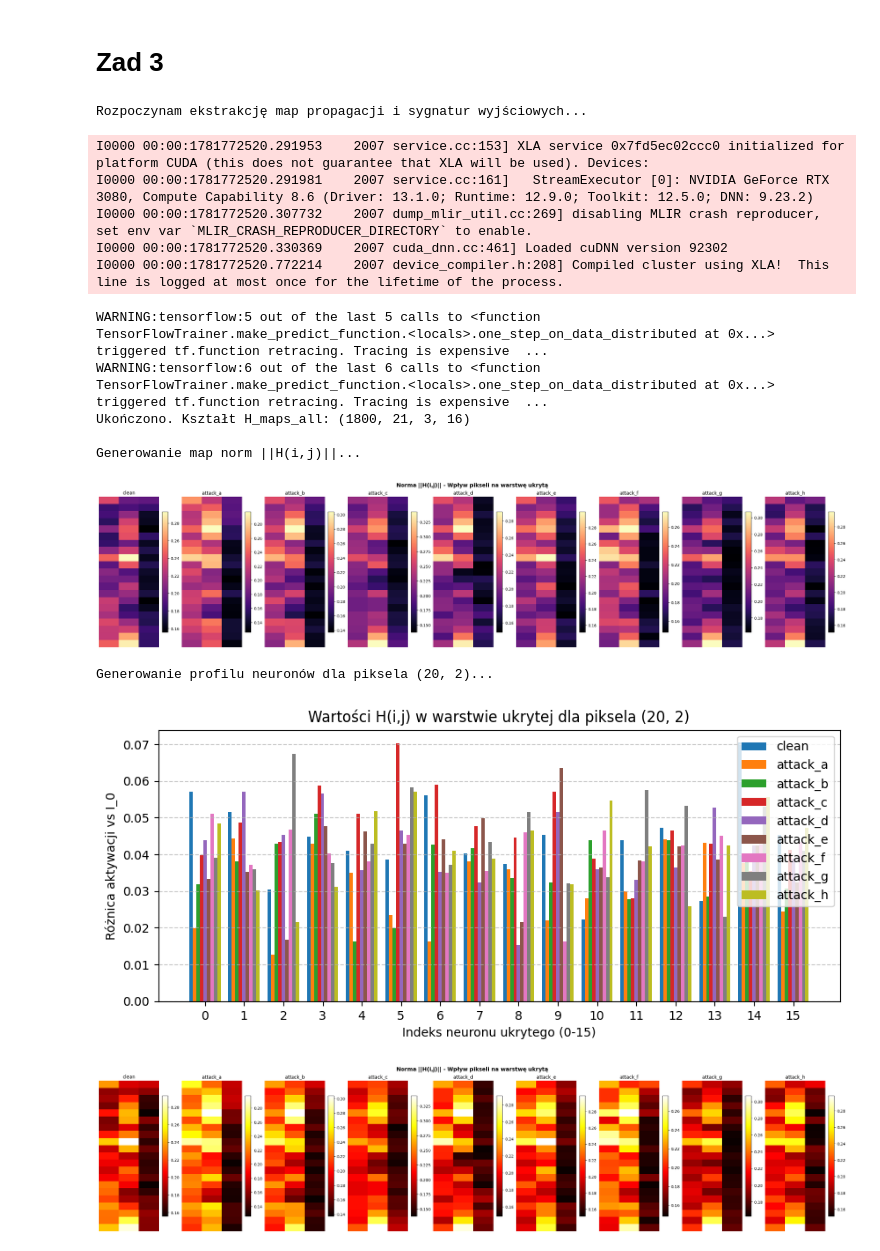
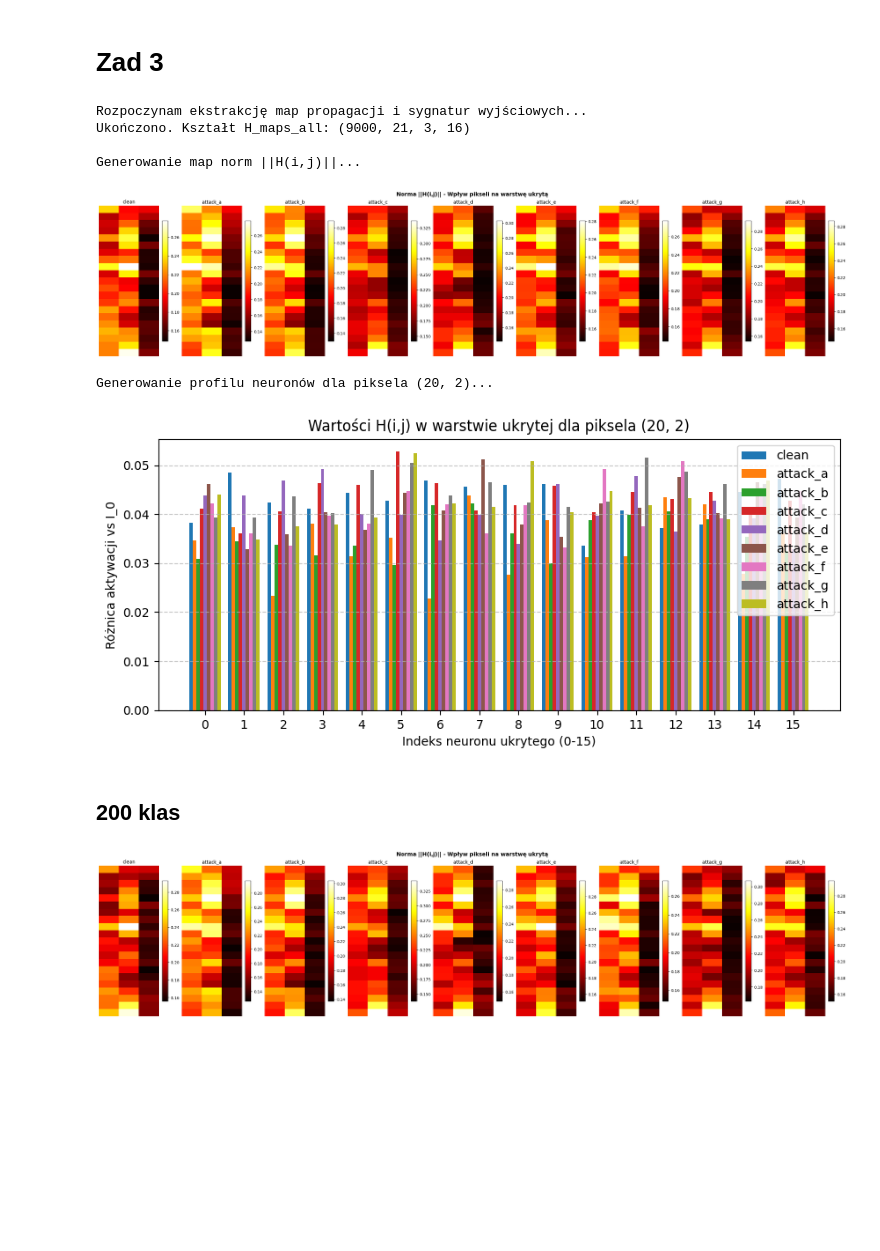
Before and after one commit to woycik/machine_learning, a Jupyter notebook: anomaly/models_verification.ipynb, the cells around one changed output. Saved outputs shown, nothing was run; the diff lists cells and outputs as text; code cells hidden in the pictures; blank space fills up the shorter version.

```diff
--- a/anomaly/models_verification.ipynb
+++ b/anomaly/models_verification.ipynb
@@ -202,7 +202,6 @@ import matplotlib.pyplot as plt
 # ==========================================
 # 1. Konfiguracja i Przygotowanie Batcha
 # ==========================================
-N_PER_CLASS = 200
 # Ensure ATTACK_NAMES and DATA_ROOT are defined before this script
 classes = ['clean'] + ATTACK_NAMES
 
@@ -242,7 +241,7 @@ print("Rozpoczynam ekstrakcję na GPU...")
 for cls in classes:
     label = 0 if cls == 'clean' else 1
     # Zwróć uwagę na format plików, jeśli load_model_from_path wczytuje '.h5' zmień '*.png'
-    files = sorted((DATA_ROOT / cls).glob('*.png'))[:N_PER_CLASS]
+    files = sorted((DATA_ROOT / cls).glob('*.png'))
 
     for i, path in enumerate(files):
         if i % 50 == 0:
@@ -508,7 +818,7 @@ print("Rozpoczynam ekstrakcję map propagacji i sygnatur wyjściowych...")
 
 for cls in classes:
     # Wczytywanie plików *.png zgodnie z Twoją metodą
-    files = sorted((DATA_ROOT / cls).glob('*.png'))[:N_PER_CLASS]
+    files = sorted((DATA_ROOT / cls).glob('*.png'))
 
     for p in files:
         # Przekazujemy ścieżkę pliku .png do funkcji ekstrakcyjnej
@@ -525,46 +835,41 @@ S_maps_all = np.array(S_maps_all) # Kształt: (Liczba_modeli, 21, 3, 10)
 
 print(f"Ukończono. Kształt H_maps_all: {H_maps_all.shape}")
 
 # ==========================================
 # 3. Agregacja (Obliczanie średniej per klasa)
 # ==========================================
 avg_H_per_cls = {}
 avg_S_per_cls = {}
 
 for cls in classes:
     mask = np.array([1 if path_info[0] == cls else 0 for path_info in paths_all], dtype=bool)
 
     if mask.any():
         avg_H_per_cls[cls] = H_maps_all[mask].mean(axis=0)
         avg_S_per_cls[cls] = S_maps_all[mask].mean(axis=0)
 
 # ==========================================
 # 4. Generowanie Wizualizacji
 # ==========================================
 print("\nGenerowanie map norm ||H(i,j)||...")
 plot_propagation_norms(avg_H_per_cls)
 
 # Zmień target_i oraz target_j na piksel, który wyraźnie aktywuje się na mapie norm dla modeli "brudnych"
 target_i, target_j = 20, 2
 
 print(f"\nGenerowanie profilu neuronów dla piksela ({target_i}, {target_j})...")
 if avg_H_per_cls:
     plot_neuron_profile(avg_H_per_cls, target_i, target_j)
 # %% [output]
 Rozpoczynam ekstrakcję map propagacji i sygnatur wyjściowych...
+Ukończono. Kształt H_maps_all: (9000, 21, 3, 16)
+
+Generowanie map norm ||H(i,j)||...
+[figure, new version]
-I0000 00:00:1781772520.291953    2007 service.cc:153] XLA service 0x7fd5ec02ccc0 initialized for platform CUDA (this does not guarantee that XLA will be used). Devices:
-I0000 00:00:1781772520.291981    2007 service.cc:161]   StreamExecutor [0]: NVIDIA GeForce RTX 3080, Compute Capability 8.6 (Driver: 13.1.0; Runtime: 12.9.0; Toolkit: 12.5.0; DNN: 9.23.2)
-I0000 00:00:1781772520.307732    2007 dump_mlir_util.cc:269] disabling MLIR crash reproducer, set env var `MLIR_CRASH_REPRODUCER_DIRECTORY` to enable.
-I0000 00:00:1781772520.330369    2007 cuda_dnn.cc:461] Loaded cuDNN version 92302
-I0000 00:00:1781772520.772214    2007 device_compiler.h:208] Compiled cluster using XLA!  This line is logged at most once for the lifetime of the process.
+Generowanie profilu neuronów dla piksela (20, 2)...
-WARNING:tensorflow:5 out of the last 5 calls to <function TensorFlowTrainer.make_predict_function.<locals>.one_step_on_data_distributed at 0x...> triggered tf.function retracing. Tracing is expensive  ...
-WARNING:tensorflow:6 out of the last 6 calls to <function TensorFlowTrainer.make_predict_function.<locals>.one_step_on_data_distributed at 0x...> triggered tf.function retracing. Tracing is expensive  ...
-Ukończono. Kształt H_maps_all: (1800, 21, 3, 16)
-
-Generowanie map norm ||H(i,j)||...
-[figure, old version]
-Generowanie profilu neuronów dla piksela (20, 2)...
-[figure, old version]
+[figure, new version]
+# %% [markdown]
+## 200 klas
 # %%
 
 plot_propagation_norms(avg_H_per_cls)
```
Also changed, not shown: parts of 11 cells of this notebook.
